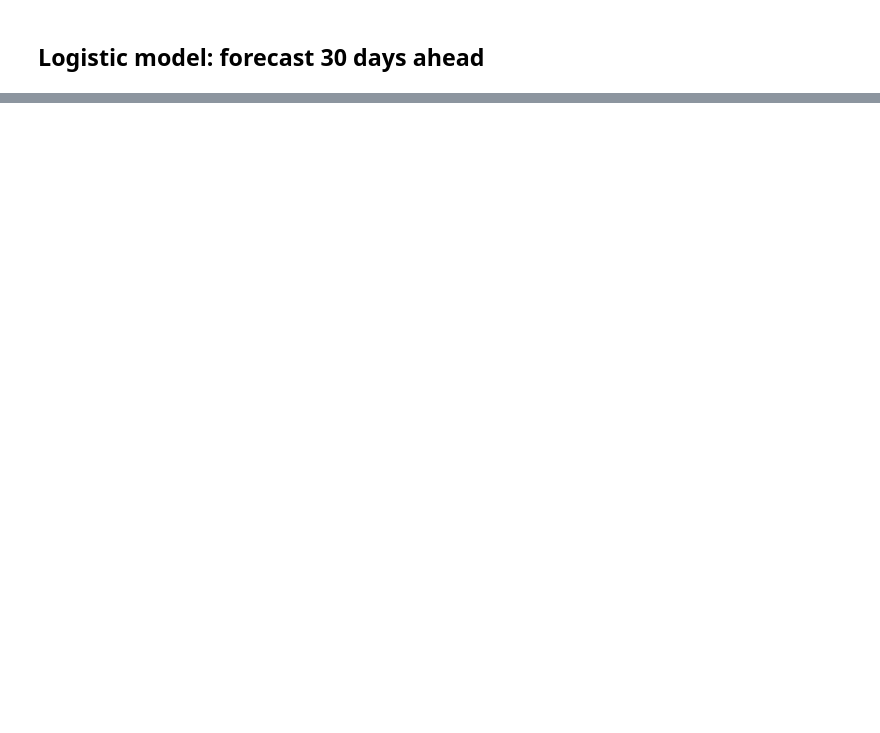
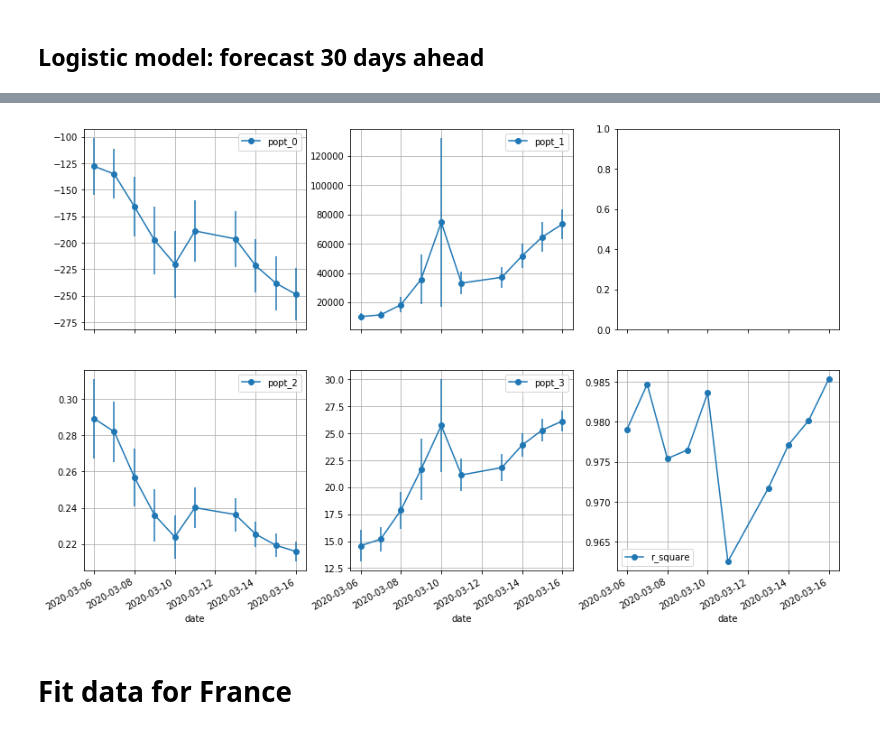
Before and after one commit to remotain/COVID-19, a Jupyter notebook: model_growth.ipynb, the cells around one changed output, grey strips where cells are left out. Cells and saved outputs as stored; diff of their text form; code cells hidden in the pictures; blank space fills up the shorter version.

Commit message:
- Daily update - Parameter stability study - Add fit for France

```diff
--- a/model_growth.ipynb
+++ b/model_growth.ipynb
@@ -267,0 +297,13 @@ display(df_forecast_logit)
+# %%
+df=pd.DataFrame(fit_stab)
+
+tmp_1=df.date.apply(pd.Series)
+tmp_1.columns=['date']
+tmp_2=df.popt.apply(pd.Series)
+tmp_2.columns=['popt_0', 'popt_1', 'popt_2', 'popt_3']
+tmp_3=df.perr.apply(pd.Series)
+tmp_3.columns=['perr_0', 'perr_1', 'perr_2', 'perr_3']
+
+df = pd.concat([tmp_1, tmp_2, tmp_3, df.r_square], axis=1)
+
+df = df.sort_values(by='date').reset_index(drop=True)
@@ -267,0 +330,17 @@ display(df_forecast_logit)
+# %%
+
+f, ax = plt.subplots(2, 3, sharex=True, figsize=(15,10))
+
+df[-10:].plot(x='date', y='popt_0', yerr='perr_0', marker='o', grid=True, ax=ax[0][0])
+df[-10:].plot(x='date', y='popt_1', yerr='perr_1', marker='o', grid=True, ax=ax[0][1])
+df[-10:].plot(x='date', y='popt_2', yerr='perr_2', marker='o', grid=True, ax=ax[1][0])
+df[-10:].plot(x='date', y='popt_3', yerr='perr_3', marker='o', grid=True, ax=ax[1][1])
+df[-10:].plot(x='date', y='r_square', marker='o', grid=True, ax=ax[1][2])
+
+#plt.xlabel('')
+
+plt.show()
+# %% [output]
+[figure, added]
+# %% [markdown]
+# Fit data for France
```
Also changed, not shown: parts of 9 cells of this notebook.
